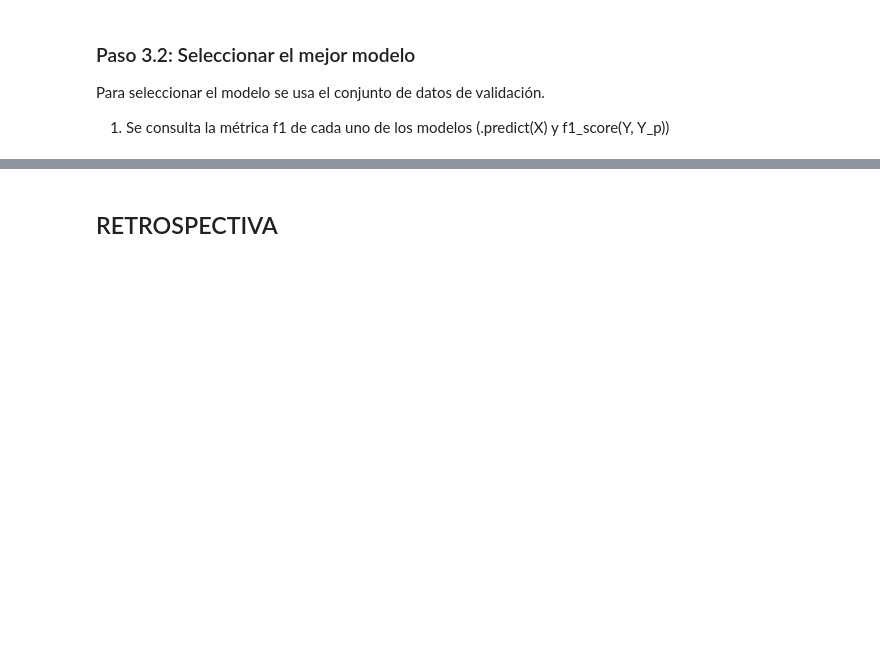
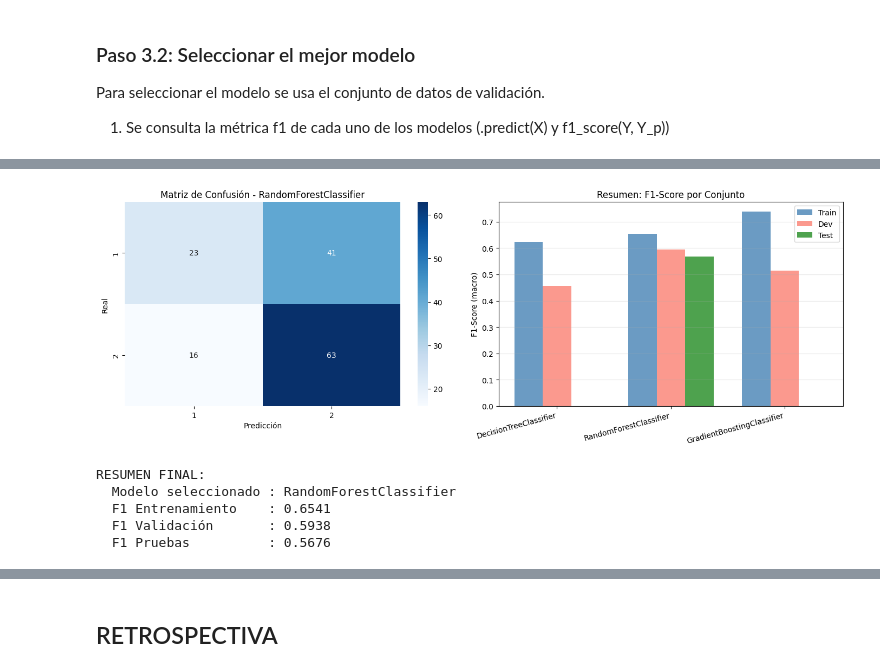
Before and after one commit to Juanseom/decision-trees-ptia-lab1, a Jupyter notebook: DT_PTIA_2026-1C.ipynb, the cells around one changed output, grey strips where cells are left out. Saved outputs shown, nothing was run; the diff lists cells and outputs as text; code cells hidden in the pictures; blank space fills up the shorter version.

```diff
--- a/DT_PTIA_2026-1C.ipynb
+++ b/DT_PTIA_2026-1C.ipynb
@@ -1267,0 +1713,73 @@ Ya seleccionado el modelo con el conjunto de datos de validación, se puede prob
+# %%
+# Evaluar el modelo
+
+from sklearn.metrics import classification_report, confusion_matrix
+
+print("EVALUACIÓN DEL MODELO SELECCIONADO EN CONJUNTO DE PRUEBAS")
+print()
+print(f"\nModelo seleccionado: {best_model_name}")
+
+# 1. Predecir sobre el conjunto de pruebas
+Y_test_pred = best_model.predict(X_test)
+
+# 2. Calcular F1-Score sobre pruebas
+f1_test = f1_score(Y_test, Y_test_pred, average='macro')
+
+print(f"\nF1-Score (macro) en Test: {f1_test:.4f}")
+print(f"Umbral definido         : 0.60")
+if f1_test >= 0.60:
+    print(f"  El modelo CUMPLE con el umbral de desempeño")
+else:
+    print(f"  El modelo NO cumple con el umbral de desempeño")
+
+# 3. Reporte de clasificación completo
+print(f"\nReporte de clasificación:")
+print(classification_report(Y_test, Y_test_pred, digits=4))
+
+# 4. Matriz de confusión
+cm = confusion_matrix(Y_test, Y_test_pred)
+fig, axes = plt.subplots(1, 2, figsize=(14, 5))
+
+# 4a. Matriz de confusión
+sns.heatmap(cm, annot=True, fmt='d', cmap='Blues', ax=axes[0],
+            xticklabels=sorted(Y_test.unique()),
+            yticklabels=sorted(Y_test.unique()))
+axes[0].set_xlabel('Predicción')
+axes[0].set_ylabel('Real')
+axes[0].set_title(f'Matriz de Confusión - {best_model_name}')
+
+# 4b. Resumen comparativo de los 3 modelos (Train, Dev, Test)
+model_names_list = list(models.keys())
+f1_all_trains = [models[n][1] for n in model_names_list]
+f1_all_devs = [models[n][2] for n in model_names_list]
+
+# Para test, solo el mejor modelo tiene resultado
+f1_all_tests = []
+for n in model_names_list:
+    if n == best_model_name:
+        f1_all_tests.append(f1_test)
+    else:
+        f1_all_tests.append(0)
+
+x = range(len(model_names_list))
+width = 0.25
+axes[1].bar([i - width for i in x], f1_all_trains, width, label='Train', color='steelblue', alpha=0.8)
+axes[1].bar(list(x), f1_all_devs, width, label='Dev', color='salmon', alpha=0.8)
+axes[1].bar([i + width for i in x], f1_all_tests, width, label='Test', color='forestgreen', alpha=0.8)
+axes[1].set_ylabel('F1-Score (macro)')
+axes[1].set_title('Resumen: F1-Score por Conjunto')
+axes[1].set_xticks(x)
+axes[1].set_xticklabels(model_names_list, rotation=15, ha='right')
+axes[1].legend()
+axes[1].grid(axis='y', alpha=0.3)
+
+plt.tight_layout()
+plt.show()
+
+# 5. Resumen final
+print("\nRESUMEN FINAL:")
+print(f"  Modelo seleccionado : {best_model_name}")
+print(f"  F1 Entrenamiento    : {models[best_model_name][1]:.4f}")
+print(f"  F1 Validación       : {models[best_model_name][2]:.4f}")
+print(f"  F1 Pruebas          : {f1_test:.4f}")
+# %% [output]
@@ -1268 +1804,7 @@ Ya seleccionado el modelo con el conjunto de datos de validación, se puede prob
+[figure, added]
+RESUMEN FINAL:
+  Modelo seleccionado : RandomForestClassifier
+  F1 Entrenamiento    : 0.6541
+  F1 Validación       : 0.5938
+  F1 Pruebas          : 0.5676
 # %% [markdown]
```
Also changed, not shown: parts of 27 cells of this notebook.
